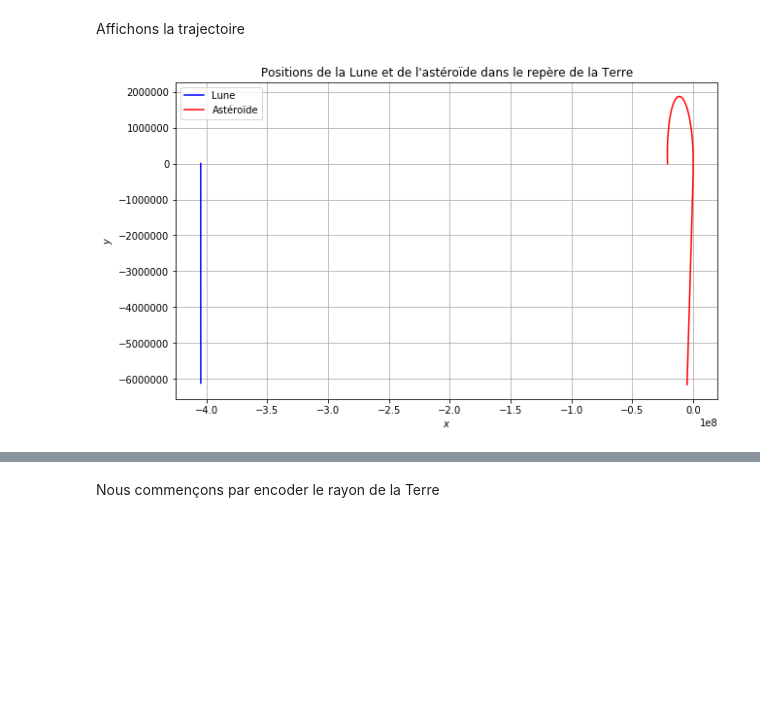
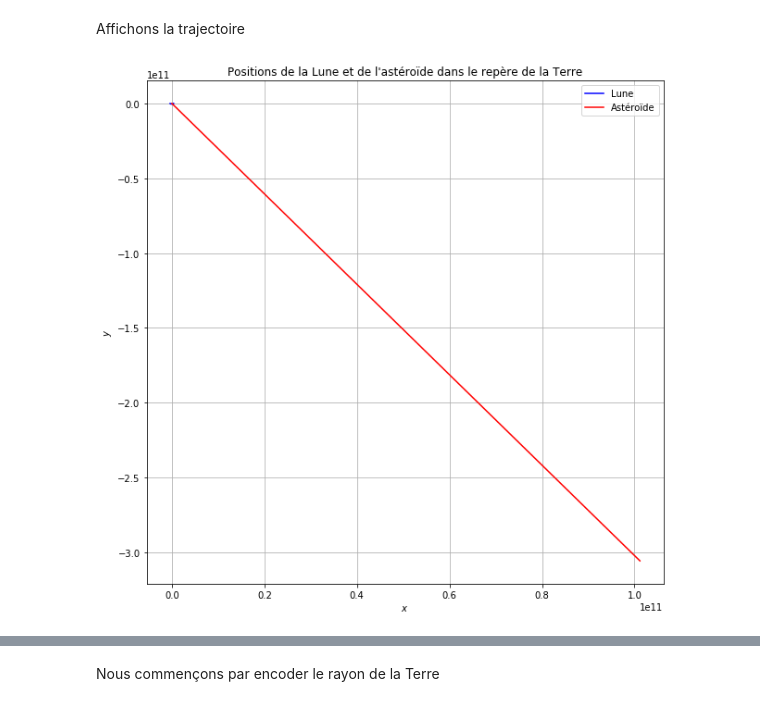
Before and after one commit to BerthilWorshipersSociety/MATH-314_travail_1, a Jupyter notebook: Travail n°1 Kepler - SCHOONEN Cédric, JAMOTTE Maxime.ipynb, the cells around one changed output, grey strips where cells are left out. Saved outputs shown, nothing was run; the diff lists cells and outputs as text; code cells hidden in the pictures; blank space fills up the shorter version.

```diff
--- a/Travail n°1 Kepler - SCHOONEN Cédric, JAMOTTE Maxime.ipynb
+++ b/Travail n°1 Kepler - SCHOONEN Cédric, JAMOTTE Maxime.ipynb
@@ -200,0 +178,5 @@ print(uLT_apogee)
+# %%
+indexApogee = numpy.argmax(abs(dataLT[:,0]))
+
+uLT_apogee = dataLT[indexApogee]
+print(uLT_apogee)
@@ -437,8 +490,10 @@ def f_ast(uLT,uAT):
                           -G*(mT+mL)*uLT[1]/(uLT[0]**2+uLT[1]**2)**(3/2)])
     out[1] = numpy.array([uAT[2],\
                           uAT[3],\
-                          -G*mT*uAT[0]/(uAT[0]**2+uAT[1]**2)**(3/2) + \
+                          -G*mT*uAT[0]/(uAT[0]**2+uAT[1]**2)**(3/2) +\
+                          -G*mL*uLT[0]/(uLT[0]**2+uLT[1]**2)**(3/2) +\
                           -G*mL*(uAT[0]-uLT[0])/((uAT[0]-uLT[0])**2+(uAT[1]-uLT[1])**2)**(3/2),\
                           -G*mT*uAT[1]/(uAT[0]**2+uAT[1]**2)**(3/2) + \
+                          -G*mL*uLT[1]/(uLT[0]**2+uLT[1]**2)**(3/2) +\
                           -G*mL*(uAT[1]-uLT[1])/((uAT[0]-uLT[0])**2+(uAT[1]-uLT[1])**2)**(3/2)])
     return out
@@ -444,0 +502,18 @@ def f_ast(uLT,uAT):
+# %%
+T = 3600*24*14
+dt = 1
+N = 1+int(T/dt)
+
+mT = 5.972*10**24
+mL = 7.348*10**22
+G = 6.67408*10**-11
+
+dataLT = numpy.empty((N,4))
+dataAT = numpy.empty((N,4))
+
+uAT0 = [Xcenter, Ycenter,500,500]
+
+dataLT[0] = uLT_apogee
+dataAT[0] = uAT0
+
+print(uAT0)
@@ -461,19 +536,3 @@ Nous avons précédemment trouvé l'instant où la lune est à l'apogée de sa t
-# %%
-T = 3600*1.75*1
-dt = 10
-N = 1+int(T/dt)
-
-mT = 5.972*10**24
-mL = 7.348*10**22
-G = 6.67408*10**-11
-
-dataLT = numpy.empty((N,4))
-dataAT = numpy.empty((N,4))
-
-dataAT0 = [Xcenter, Ycenter,-500,500]
-
-dataLT[0] = uLT_apogee
-dataAT[0] = dataAT0
 # %% [markdown]
 Calculons la trajectoire
 # %%
@@ -485,14 +544,14 @@ for t in range(1,N):
 # %% [markdown]
 Affichons la trajectoire
 # %%
-pyplot.figure(figsize=(10,6))
+pyplot.figure(figsize=(10,10))
 pyplot.grid(True)
 pyplot.xlabel('$x$')
 pyplot.ylabel('$y$')
 pyplot.plot(dataLT[:,0],dataLT[:,1], 'b-', label='Lune')
 pyplot.plot(dataAT[:,0],dataAT[:,1], 'r-', label='Astéroïde')
 pyplot.title('Positions de la Lune et de l\'astéroïde dans le repère de la Terre')
 pyplot.legend();
 pyplot.show();
 # %% [output]
-[figure, old version]
+[figure, new version]
```
Also changed, not shown: parts of 153 cells of this notebook.
